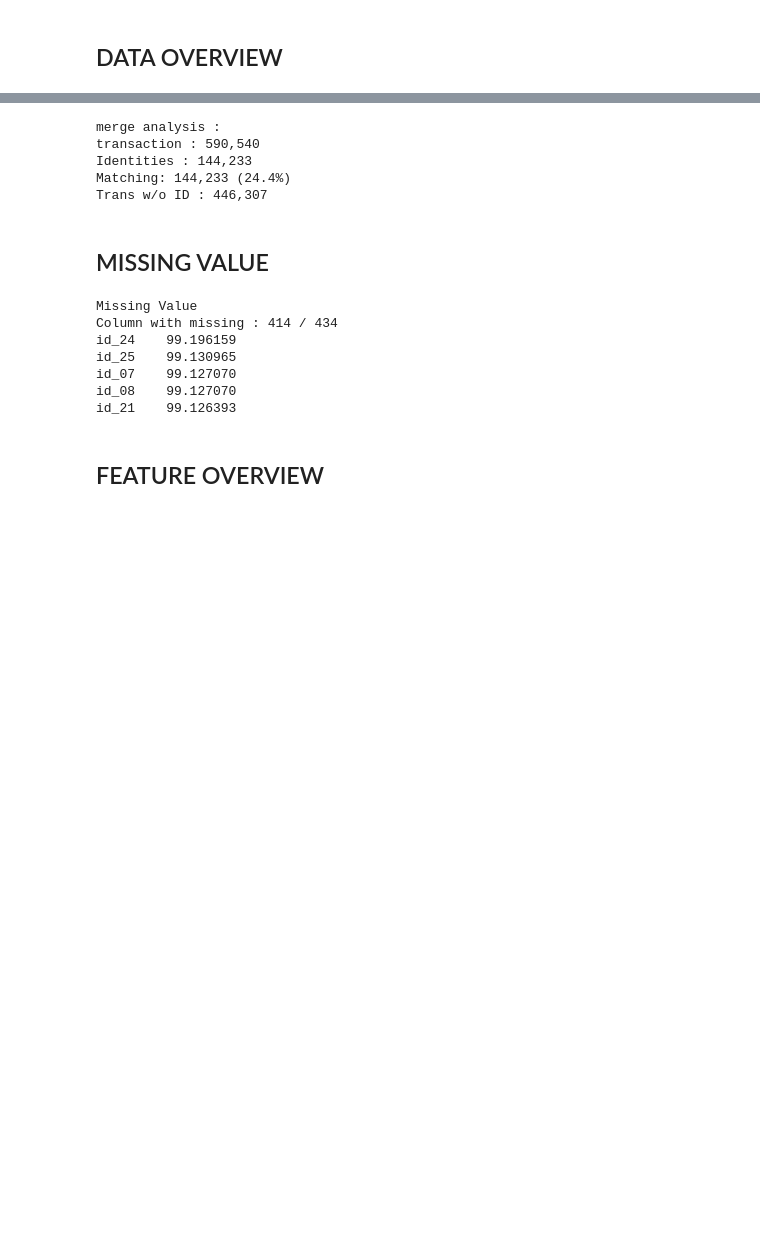
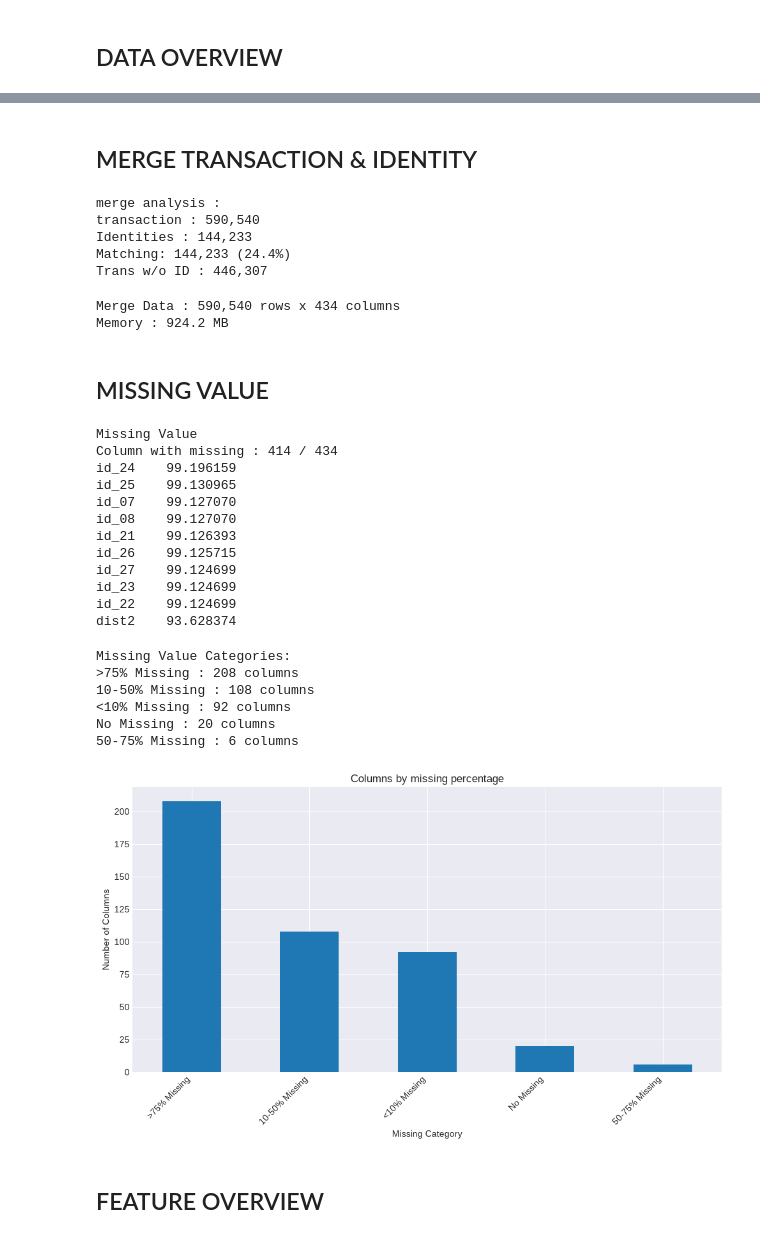
Before and after one commit to knsiuss/ieee-fraud-detection, a Jupyter notebook: notebook/01_data_loading.ipynb, the cells around one changed output, grey strips where cells are left out. Drawn from its saved outputs; the diff is of its cells as text; code cells hidden in the pictures; blank space fills up the shorter version.

```diff
--- a/notebook/01_data_loading.ipynb
+++ b/notebook/01_data_loading.ipynb
@@ -1,21 +1,20 @@
 # %%
 import sys
 from pathlib import Path
-
-# Ensure src/ is on the path so fraud_detect can be imported
-_SRC = Path.cwd().parent / "src"
-if str(_SRC) not in sys.path:
-    sys.path.insert(0, str(_SRC))
 
 import numpy as np
 import pandas as pd
 import matplotlib.pyplot as plt
 import seaborn as sns
 import warnings
-from fraud_detect import config, io, data, features, viz
 
 warnings.filterwarnings("ignore")
-viz.configure_style()
+plt.style.use("seaborn-v0_8-darkgrid")
+
+# Inline paths (no fraud_detect package needed)
+RAW_DIR = Path("../data/raw")
+INTERIM_DIR = Path("../data/interim")
+MERGED_TRAIN_PATH = INTERIM_DIR / "train_merged.parquet"
 # %% [markdown]
 # 01 - Data Loading & Overview
 
@@ -73,7 +60,7 @@ print("Library imports ready (config.RAW_DIR, io, data, etc. imported in preambl
 # %%
 # load transaction data
 
-train_trans = io.read_parquet(config.RAW_DIR / 'train_transaction.parquet')
+train_trans = pd.read_parquet(RAW_DIR / 'train_transaction.parquet')
 
 print(f'Transaction data loaded: {train_trans.shape}')
 # %% [output]
@@ -83,6 +68,6 @@ Transaction : 144,233 rows x 41 columns
 # %%
 # load identity data
 
-train_ident = io.read_parquet(config.RAW_DIR / 'train_identity.parquet')
+train_ident = pd.read_parquet(RAW_DIR / 'train_identity.parquet')
 
 print(f'Identity data loaded: {train_ident.shape}')
@@ -195 +251,3 @@ train_ident.head()
+# %% [markdown]
+## MERGE TRANSACTION & IDENTITY
 # %%
@@ -225,6 +281,9 @@ train = pd.merge(
 
 print(f'Merge Data : {train.shape[0]:,} rows x {train.shape[1]:,} columns')
 print(f"Memory : {get_memory(train):.1f} MB")
+# %% [output]
+Merge Data : 590,540 rows x 434 columns
+Memory : 924.2 MB
 # %% [markdown]
 ## MISSING VALUE
 # %%
@@ -236,7 +295,7 @@ cols_with_missing = missing_pct[missing_pct > 0]
 
 print(f'Missing Value')
 print(f'Column with missing : {len(cols_with_missing)} / {len(train.columns)}')
-print(missing_pct.head().to_string())
+print(missing_pct.head(10).to_string())
 # %% [output]
 Missing Value
 Column with missing : 414 / 434
@@ -245,25 +304,49 @@ id_25    99.130965
 id_07    99.127070
 id_08    99.127070
 id_21    99.126393
+id_26    99.125715
+id_27    99.124699
+id_23    99.124699
+id_22    99.124699
+dist2    93.628374
 # %%
 # missing value visualization
 
-# Use the package's categorize_missing function
-missing_categories = missing_pct.apply(data.categorize_missing).value_counts()
+def categorize_missing(pct):
+    """Bucket missing percentage into a human-readable label."""
+    if pct == 0:
+        return "No Missing"
+    if pct < 10:
+        return "<10% Missing"
+    if pct < 50:
+        return "10-50% Missing"
+    if pct < 75:
+        return "50-75% Missing"
+    return ">75% Missing"
+
+missing_categories = missing_pct.apply(categorize_missing).value_counts()
 
 print('Missing Value Categories:')
 for cat, count in missing_categories.items():
     print(f'{cat} : {count} columns')
 
 # visualize
 fig, ax = plt.subplots(figsize=(10,6))
 missing_categories.plot(kind='bar', ax=ax)
 ax.set_title('Columns by missing percentage')
 ax.set_xlabel('Missing Category')
 ax.set_ylabel('Number of Columns')
 plt.xticks(rotation=45, ha='right')
 plt.tight_layout()
 plt.show()
+# %% [output]
+Missing Value Categories:
+>75% Missing : 208 columns
+10-50% Missing : 108 columns
+<10% Missing : 92 columns
+No Missing : 20 columns
+50-75% Missing : 6 columns
+[figure, added]
 # %% [markdown]
 ## FEATURE OVERVIEW
 # %%
```
Also changed, not shown: parts of 22 cells of this notebook, 24 other files.
